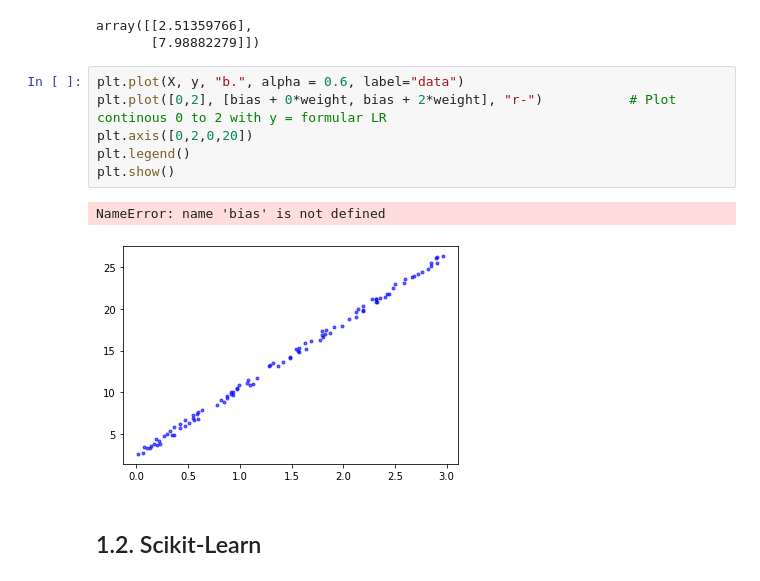
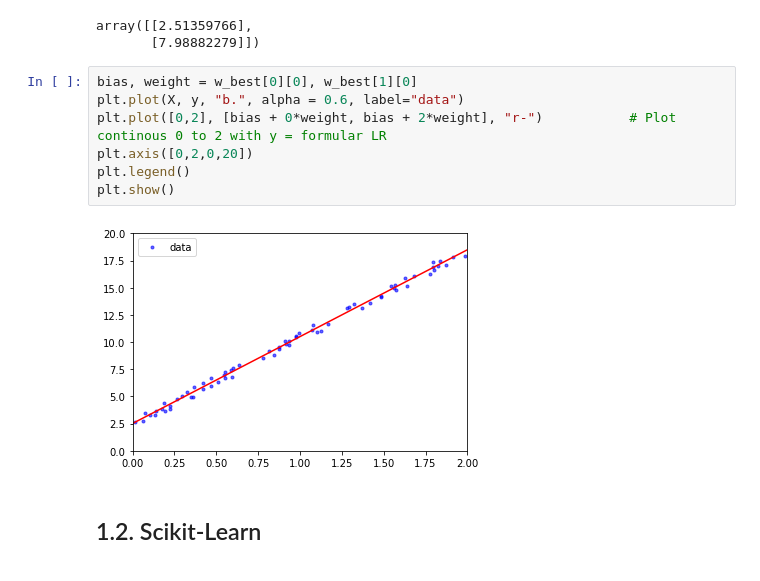
Before and after one commit to tuanlda78202/MLE, a Jupyter notebook: MLA/Regression.ipynb, the cells around one changed output. Saved outputs shown, nothing was run; the diff lists cells and outputs as text.

```diff
--- a/MLA/Regression.ipynb
+++ b/MLA/Regression.ipynb
@@ -40,14 +40,14 @@ w_best
 array([[2.51359766],
        [7.98882279]])
 # %%
+bias, weight = w_best[0][0], w_best[1][0]
 plt.plot(X, y, "b.", alpha = 0.6, label="data")
 plt.plot([0,2], [bias + 0*weight, bias + 2*weight], "r-")           # Plot continous 0 to 2 with y = formular LR
 plt.axis([0,2,0,20])
 plt.legend()
 plt.show()
 # %% [output]
-NameError: name 'bias' is not defined
-[figure, old version]
+[figure, new version]
 # %% [markdown]
 ## 1.2. Scikit-Learn
 # %%
```
